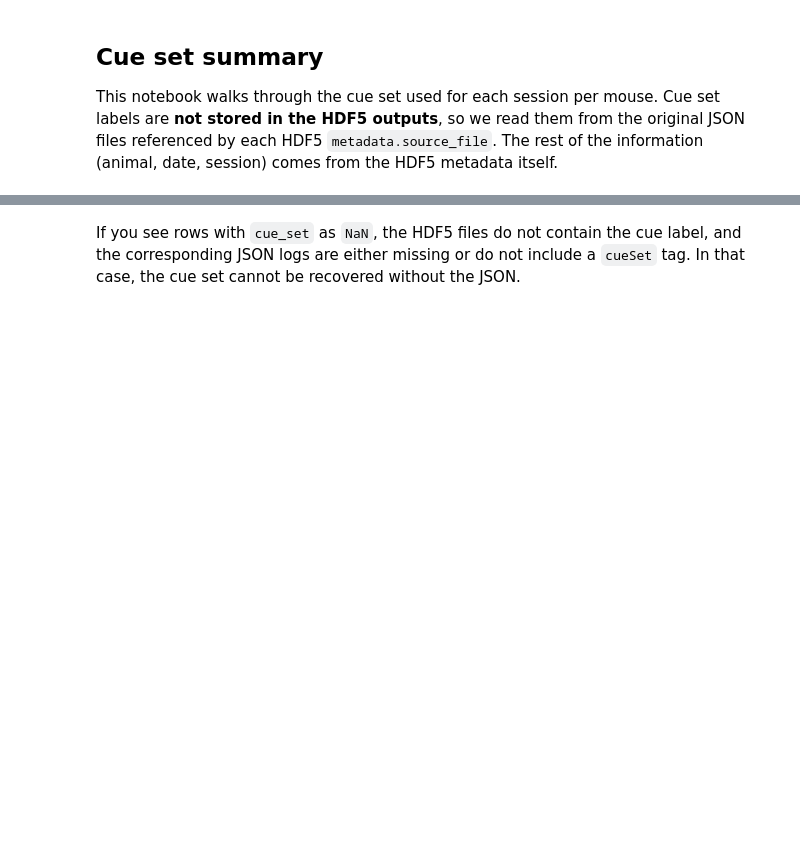
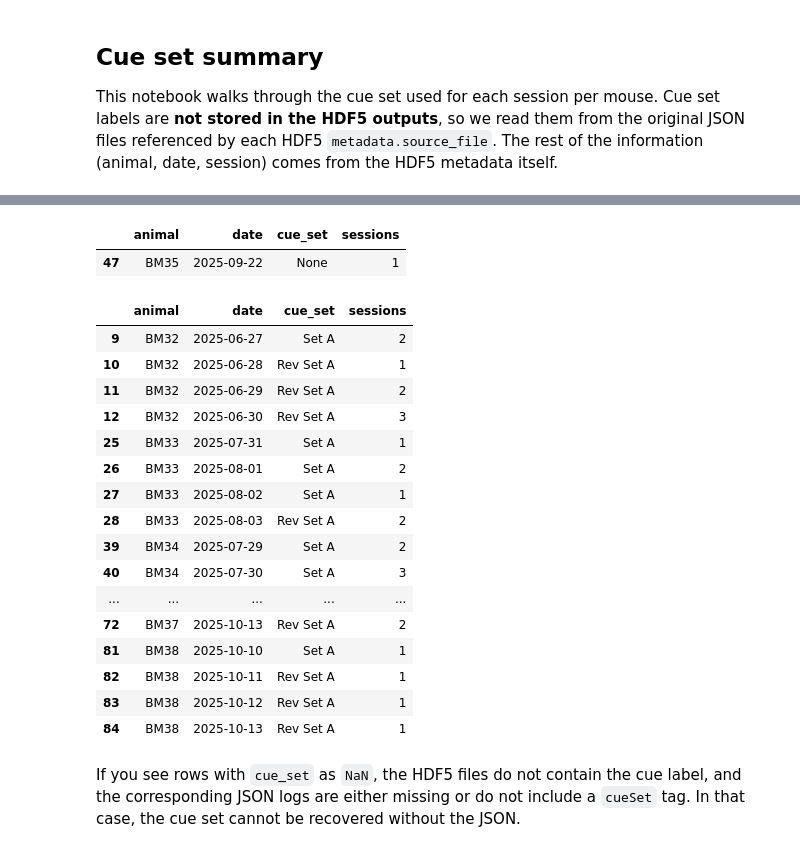
Before and after one commit to boazmohar/DELTA_Behavior, a Jupyter notebook: notebooks/cue_set_summary.ipynb, the cells around one changed output, grey strips where cells are left out. Cells and saved outputs as stored; diff of their text form; code cells hidden in the pictures; blank space fills up the shorter version.

```diff
--- a/notebooks/cue_set_summary.ipynb
+++ b/notebooks/cue_set_summary.ipynb
@@ -12,6 +12,7 @@ from datetime import datetime
 # %%
 
 # Root folder containing per-session HDF5 files
-HDF5_ROOT = Path("outputs/hdf5")
+HDF5_ROOT = Path("/groups/spruston/home/moharb/DELTA_Behavior/outputs/hdf5")
+print(HDF5_ROOT)
 assert HDF5_ROOT.exists(), "HDF5 output folder not found"
 print(f"Scanning HDF5 files under: {HDF5_ROOT.resolve()}")
@@ -89,11 +121,32 @@ daily
 # Days missing a cue set (e.g., JSON file absent or missing cueSet tag)
 missing_cue_days = daily[daily["cue_set"].isna()]
 missing_cue_days
+# %% [output]
+|  | animal | date | cue_set | sessions |
+| 47 | BM35 | 2025-09-22 | None | 1 |
 # %%
 
 # Last three recorded days per animal
-last_three = daily.groupby("animal").tail(3)
+last_three = daily.groupby("animal").tail(4)
 last_three
+# %% [output]
+|  | animal | date | cue_set | sessions |
+| 9 | BM32 | 2025-06-27 | Set A | 2 |
+| 10 | BM32 | 2025-06-28 | Rev Set A | 1 |
+| 11 | BM32 | 2025-06-29 | Rev Set A | 2 |
+| 12 | BM32 | 2025-06-30 | Rev Set A | 3 |
+| 25 | BM33 | 2025-07-31 | Set A | 1 |
+| 26 | BM33 | 2025-08-01 | Set A | 2 |
+| 27 | BM33 | 2025-08-02 | Set A | 1 |
+| 28 | BM33 | 2025-08-03 | Rev Set A | 2 |
+| 39 | BM34 | 2025-07-29 | Set A | 2 |
+| 40 | BM34 | 2025-07-30 | Set A | 3 |
+| ... | ... | ... | ... | ... |
+| 72 | BM37 | 2025-10-13 | Rev Set A | 2 |
+| 81 | BM38 | 2025-10-10 | Set A | 1 |
+| 82 | BM38 | 2025-10-11 | Rev Set A | 1 |
+| 83 | BM38 | 2025-10-12 | Rev Set A | 1 |
+| 84 | BM38 | 2025-10-13 | Rev Set A | 1 |
 # %% [markdown]
 
 If you see rows with `cue_set` as `NaN`, the HDF5 files do not contain the cue label, and the corresponding JSON logs are either missing or do not include a `cueSet` tag. In that case, the cue set cannot be recovered without the JSON.
```
Also changed, not shown: parts of 3 cells of this notebook, 2 other files.
